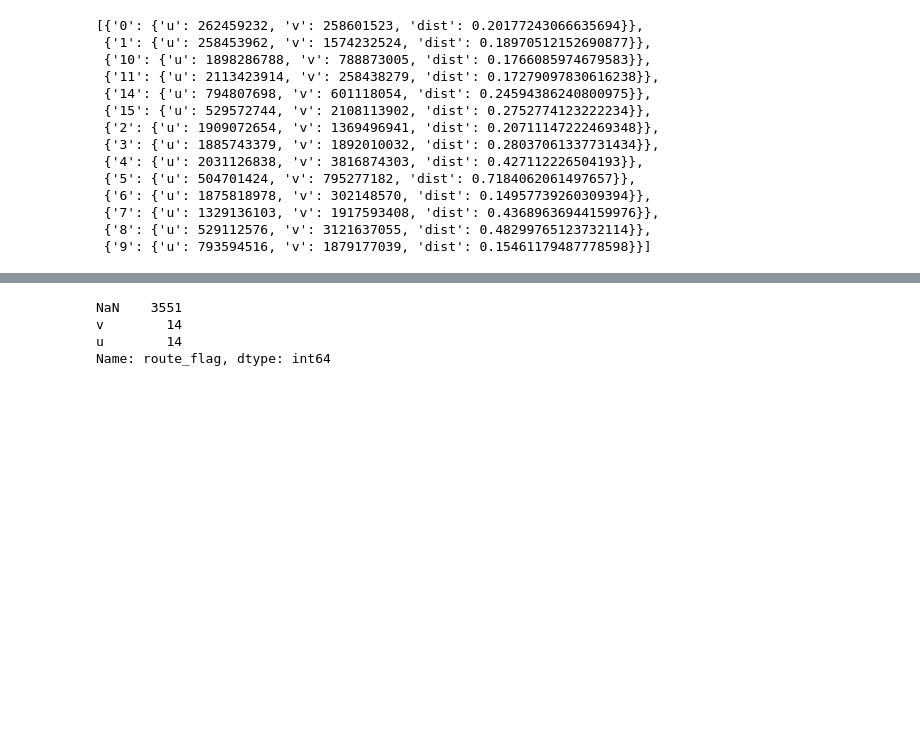
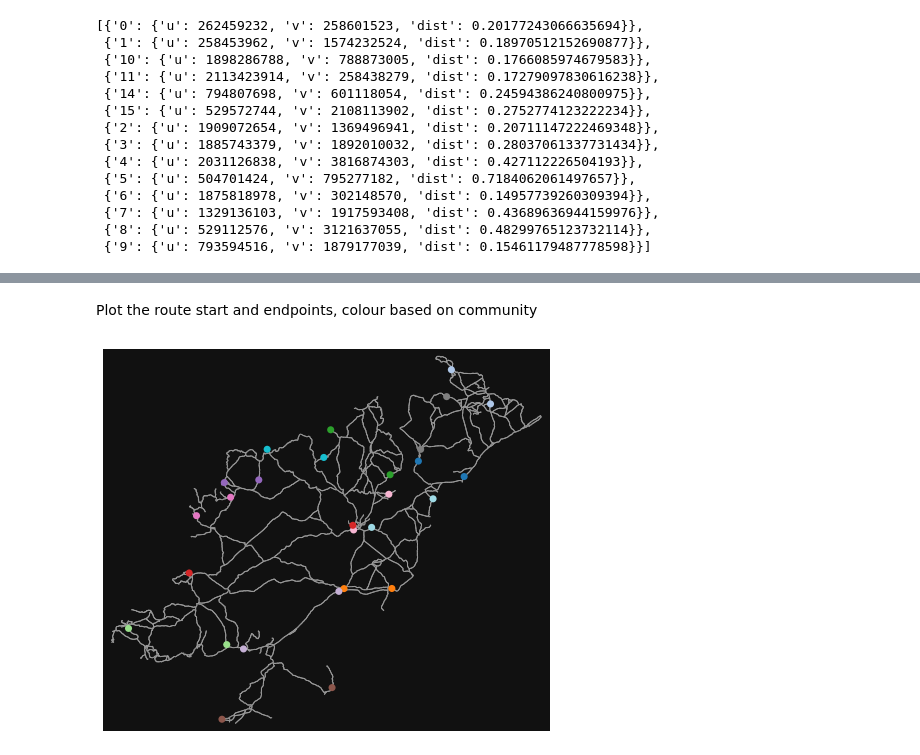
Before and after one commit to ancodia/donegal-bus-routes, a Jupyter notebook: route_planning/notebooks/node_ranking.ipynb, the cells around one changed output, grey strips where cells are left out. Cells and saved outputs as stored; diff of their text form; code cells hidden in the pictures; blank space fills up the shorter version.

Commit message:
plot community route nodes

```diff
--- a/route_planning/notebooks/node_ranking.ipynb
+++ b/route_planning/notebooks/node_ranking.ipynb
@@ -197,17 +159,30 @@ nodes[(nodes["community"] == "0") & (nodes["top_n"] == 1)]#["route_flag"]
-# %%
-for index, row in route_nodes.iterrows():
-    nodes.loc[
-        (nodes["community"] == str(row["community"]))
-        & (nodes["top_n"] == row["u"]), "route_flag"] = "u"
-    nodes.loc[
-        (nodes["community"] == str(row["community"]))
-        & (nodes["top_n"] == row["v"]), "route_flag"] = "v"
-nodes["route_flag"].value_counts(dropna=False)
-# %% [output]
-NaN    3551
-v        14
-u        14
-Name: route_flag, dtype: int64
-# %%
-G = ox.graph_from_gdfs(nodes, edges)
-ox.save_graphml(G, filepath=f"{config.rp_graphml_path}/route_start_end_flagged.graphml")
+# %%
+nodes, edges = ox.graph_to_gdfs(G)
+route_nodes = nodes[(nodes["route_flag"] == 1) | (nodes["route_flag"] == 2)]
+
+route_nodes_graph = ox.graph_from_gdfs(route_nodes, edges)
+# %%
+# convert community labels to integers so that get_node_colors_by_attr can use the community attribute
+for x, y in route_nodes_graph.nodes(data=True):
+    if hasattr(y, "community"):
+        y["community"] = int(y["community"])
+# # other_nodes = {x: (0, 0, 0, 0) for x, y in route_nodes_graph.nodes(data=True) if x not in node_colours.index}
+# %% [markdown]
+Plot the route start and endpoints, colour based on community
+# %%
+node_colours = ox.plot.get_node_colors_by_attr(route_nodes_graph,
+                                               attr="community",
+                                               cmap="tab20")
+
+# graph_from_gdfs creates empty nodes so need
+# to update node_colours to include those so
+# that plot graph function will work correctly
+all_nodes = route_nodes_graph.nodes(data=True)
+
+other_nodes = {x: (0, 0, 0, 0) for x, y in G.nodes(data=True) if x not in node_colours.index}
+series = pd.Series(other_nodes)
+node_colours = node_colours.append(series)
+
+fig, ax = ox.plot_graph(route_nodes_graph, node_color=node_colours, node_size=50)
+# %% [output]
+[figure, added]
```
Also changed, not shown: parts of 7 cells of this notebook, 3 other files.
